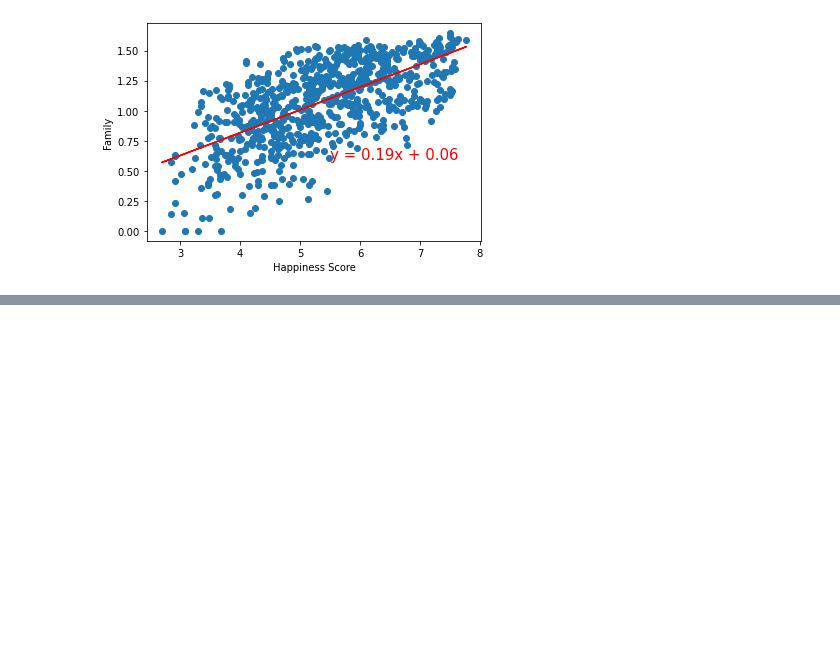
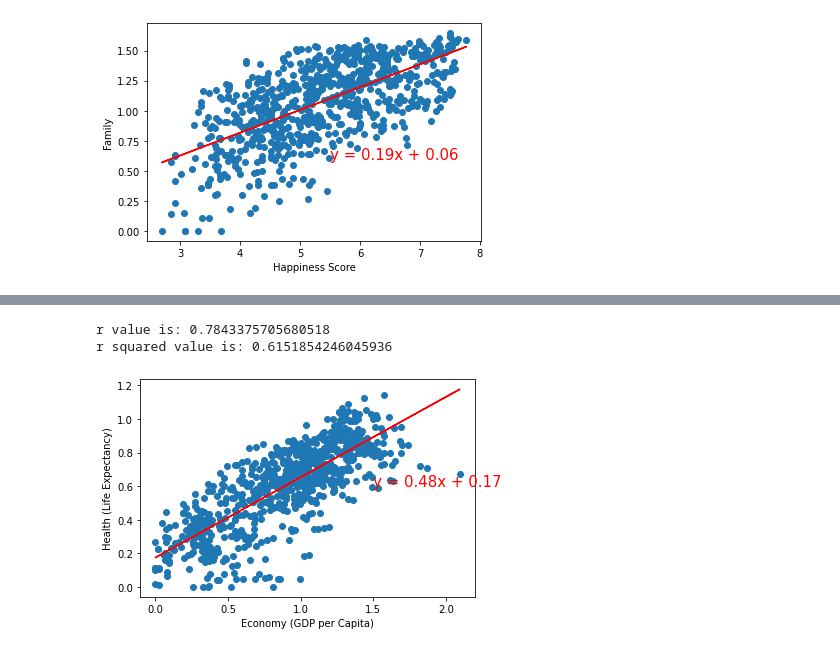
Before and after one commit to nguye453/ucsd_bootcamp_project1, a Jupyter notebook: steve_main.ipynb, the cells around one changed output, grey strips where cells are left out. Saved outputs shown, nothing was run; the diff lists cells and outputs as text; code cells hidden in the pictures; blank space fills up the shorter version.

```diff
--- a/steve_main.ipynb
+++ b/steve_main.ipynb
@@ -364,6 +303,21 @@ r squared value is: 0.4209405897629682
 # %%
-# group by region
-
-# group by year
+# GDP vs Health
+x_values = clean_data["Economy (GDP per Capita)"]
+y_values = clean_data["Health (Life Expectancy)"]
+(slope, intercept, rvalue, pvalue, stderr) = linregress(x_values, y_values)
+regress_values = x_values * slope + intercept
+line_eq = "y = " + str(round(slope,2)) + "x + " + str(round(intercept,2))
+plt.scatter(x_values,y_values)
+plt.plot(x_values,regress_values,"r-")
+plt.annotate(line_eq,(1.5,0.6),fontsize=15,color="red")
+plt.xlabel('Economy (GDP per Capita)')
+plt.ylabel('Health (Life Expectancy)')
+print(f"r value is: {rvalue}")
+print(f"r squared value is: {rvalue**2}")
+plt.show()
+# %% [output]
+r value is: 0.7843375705680518
+r squared value is: 0.6151854246045936
+[figure, added]
 # %%
 # create summary table with statistics
```
Also changed, not shown: parts of 19 cells of this notebook.
